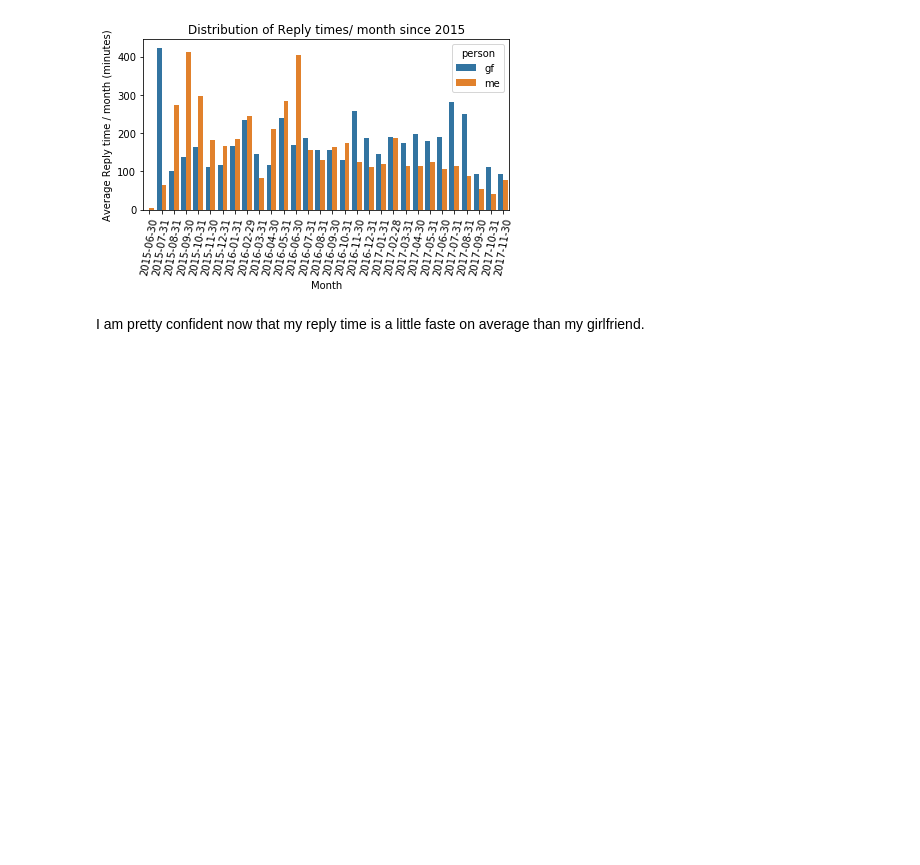
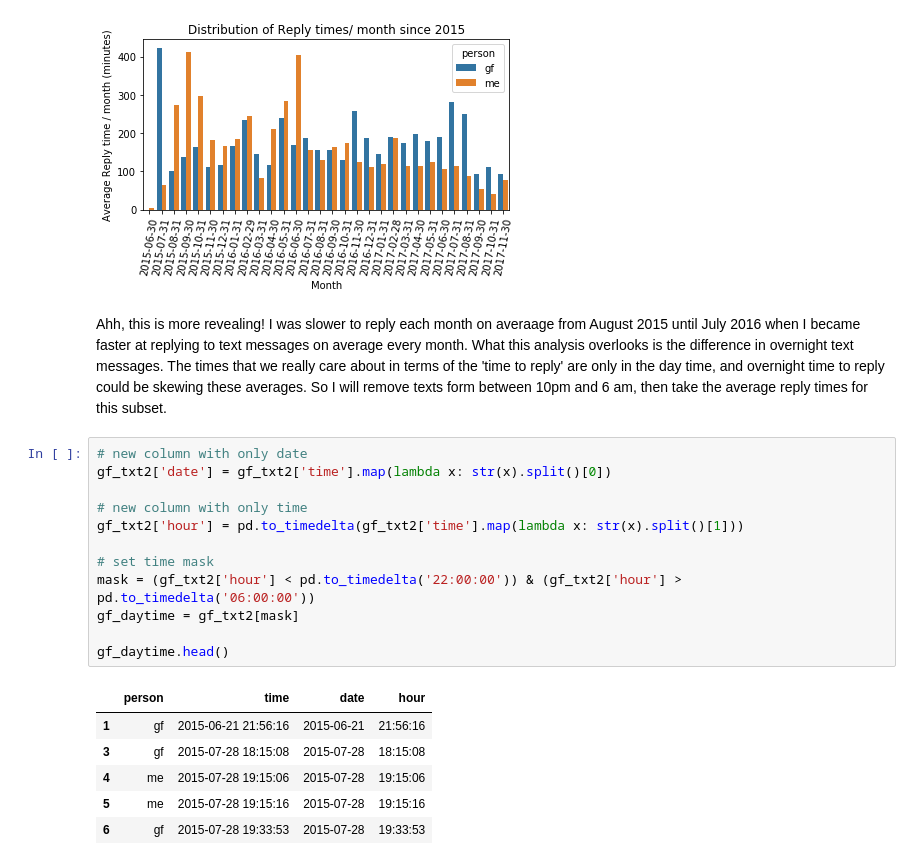
Before and after one commit to jakevc/reply-times, a Jupyter notebook: texting_gf.ipynb, the cells around one changed output. Saved outputs shown, nothing was run; the diff lists cells and outputs as text; blank space fills up the shorter version.

```diff
--- a/texting_gf.ipynb
+++ b/texting_gf.ipynb
@@ -135,5 +140,24 @@ plt.tight_layout()
 plt.savefig('replytimes.png', dpi=1000)
 # %% [output]
 [figure]
-# %% [markdown]
-I am pretty confident now that my reply time is a little faste on average than my girlfriend.
+# %% [markdown]
+Ahh, this is more revealing! I was slower to reply each month on averaage from August 2015 until July 2016 when I became faster at replying to text messages on average every month. What this analysis overlooks is the difference in overnight text messages. The times that we really care about in terms of the 'time to reply' are only in the day time, and overnight time to reply could be skewing these averages. So I will remove texts form between 10pm and 6 am, then take the average reply times for this subset.
+# %%
+# new column with only date
+gf_txt2['date'] = gf_txt2['time'].map(lambda x: str(x).split()[0])
+
+# new column with only time
+gf_txt2['hour'] = pd.to_timedelta(gf_txt2['time'].map(lambda x: str(x).split()[1]))
+
+# set time mask
+mask = (gf_txt2['hour'] < pd.to_timedelta('22:00:00')) & (gf_txt2['hour'] > pd.to_timedelta('06:00:00'))
+gf_daytime = gf_txt2[mask]
+
+gf_daytime.head()
+# %% [output]
+|  | person | time | date | hour |
+| 1 | gf | 2015-06-21 21:56:16 | 2015-06-21 | 21:56:16 |
+| 3 | gf | 2015-07-28 18:15:08 | 2015-07-28 | 18:15:08 |
+| 4 | me | 2015-07-28 19:15:06 | 2015-07-28 | 19:15:06 |
+| 5 | me | 2015-07-28 19:15:16 | 2015-07-28 | 19:15:16 |
+| 6 | gf | 2015-07-28 19:33:53 | 2015-07-28 | 19:33:53 |
```
Also changed, not shown: parts of 15 cells of this notebook, 2 other files.
